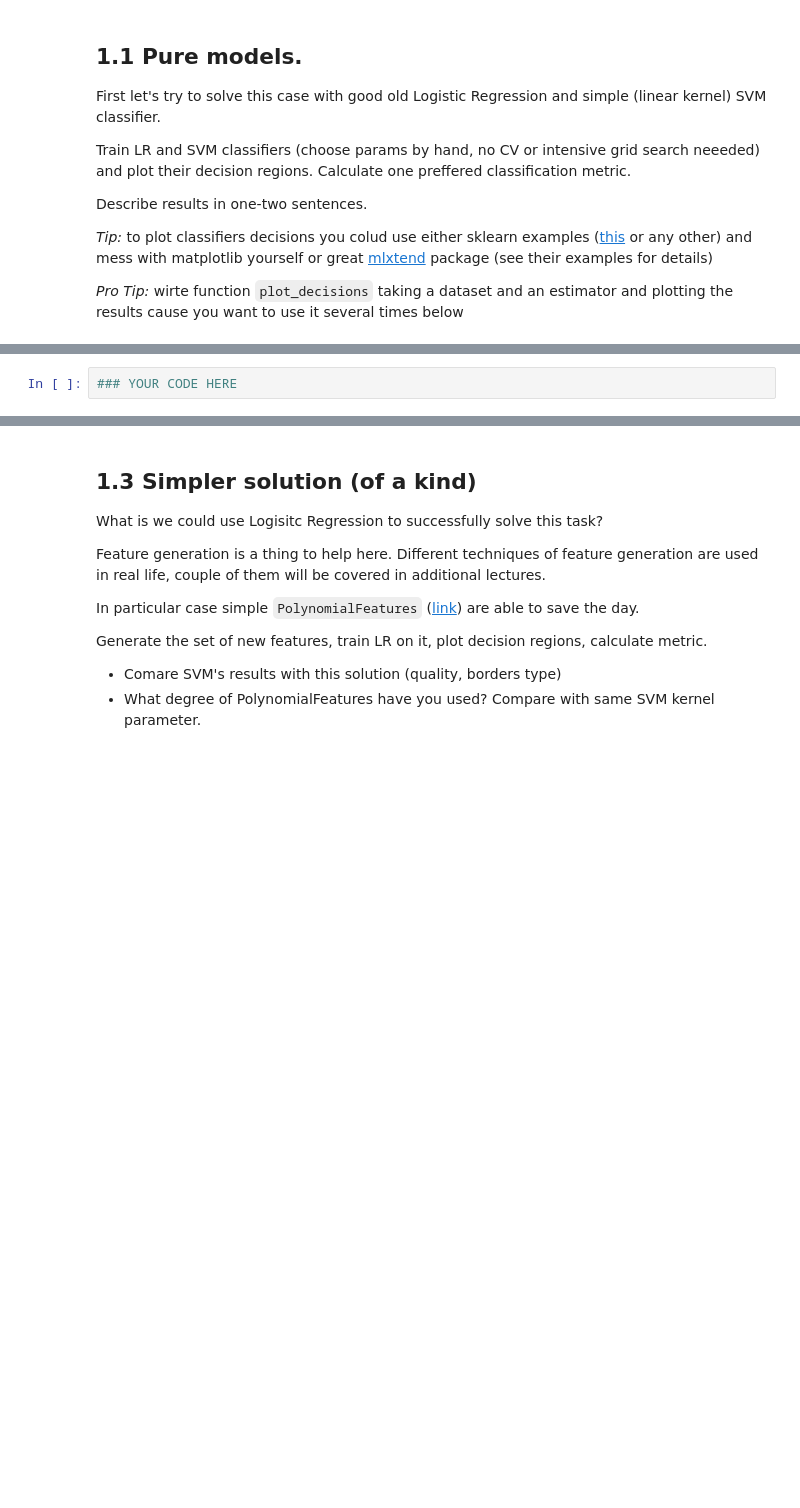
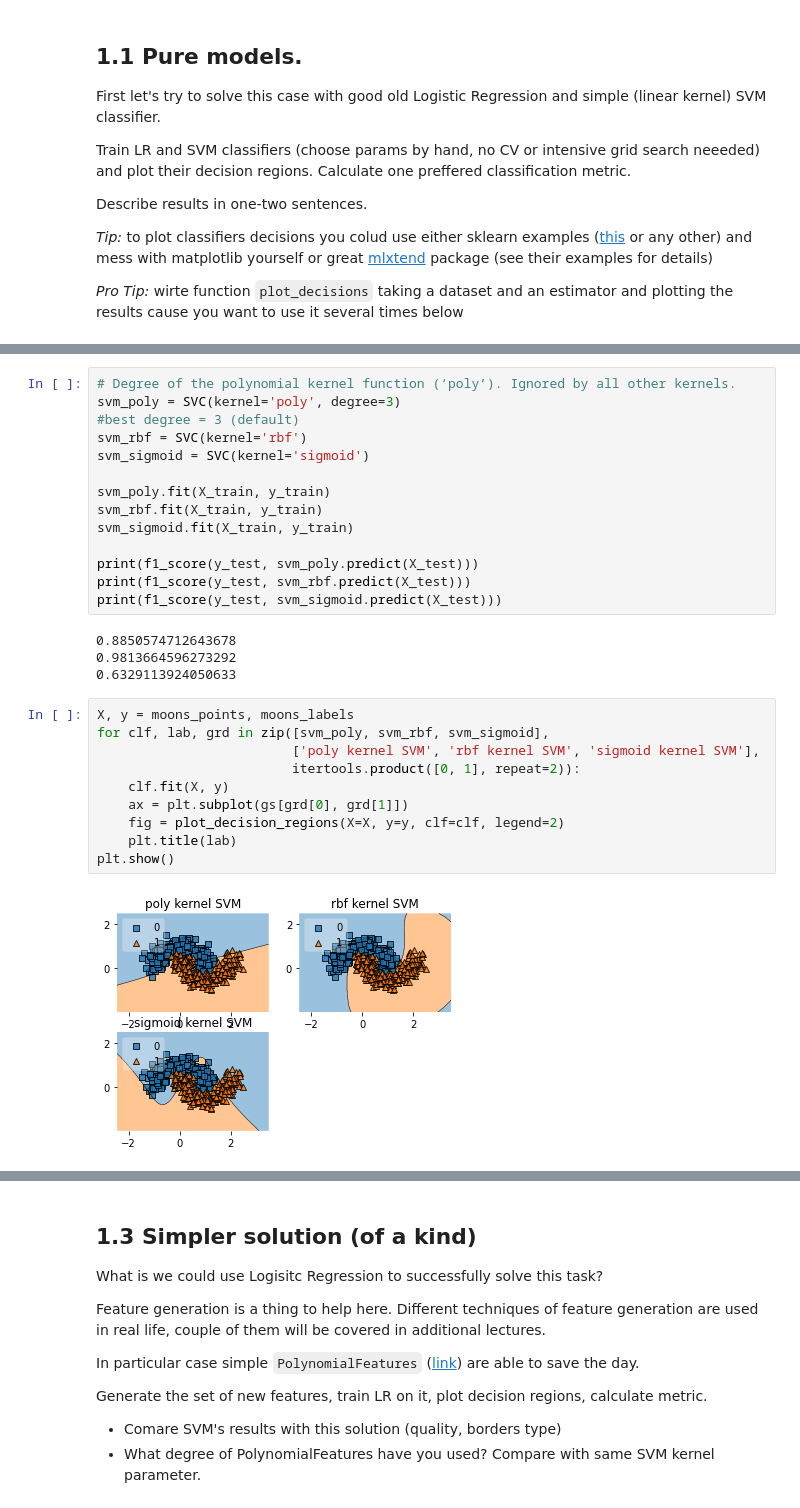
Before and after one commit to yashinrostislav/MADE_2021, a Jupyter notebook: term1/ml/Lab1_ML_pipeline_and_SVM/Lab1_part3_SVM.ipynb, the cells around one changed output, grey strips where cells are left out. Saved outputs shown, nothing was run; the diff lists cells and outputs as text; blank space fills up the shorter version.

```diff
--- a/term1/ml/Lab1_ML_pipeline_and_SVM/Lab1_part3_SVM.ipynb
+++ b/term1/ml/Lab1_ML_pipeline_and_SVM/Lab1_part3_SVM.ipynb
@@ -64,5 +134,33 @@ Write couple of sentences on:
 * What have happenned with classification quality?
 * How did decision border changed for each kernel?
 * What `degree` have you chosen and why?
-# %%
-### YOUR CODE HERE
+# %%
+# Degree of the polynomial kernel function (‘poly’). Ignored by all other kernels.
+svm_poly = SVC(kernel='poly', degree=3)
+#best degree = 3 (default)
+svm_rbf = SVC(kernel='rbf')
+svm_sigmoid = SVC(kernel='sigmoid')
+
+svm_poly.fit(X_train, y_train)
+svm_rbf.fit(X_train, y_train)
+svm_sigmoid.fit(X_train, y_train)
+
+print(f1_score(y_test, svm_poly.predict(X_test)))
+print(f1_score(y_test, svm_rbf.predict(X_test)))
+print(f1_score(y_test, svm_sigmoid.predict(X_test)))
+# %% [output]
+0.8850574712643678
+0.9813664596273292
+0.6329113924050633
+# %%
+X, y = moons_points, moons_labels
+for clf, lab, grd in zip([svm_poly, svm_rbf, svm_sigmoid],
+                         ['poly kernel SVM', 'rbf kernel SVM', 'sigmoid kernel SVM'],
+                         itertools.product([0, 1], repeat=2)):
+    clf.fit(X, y)
+    ax = plt.subplot(gs[grd[0], grd[1]])
+    fig = plot_decision_regions(X=X, y=y, clf=clf, legend=2)
+    plt.title(lab)
+plt.show()
+# %% [output]
+[figure, added]
```
Also changed, not shown: parts of 17 cells of this notebook, 1 other file.
